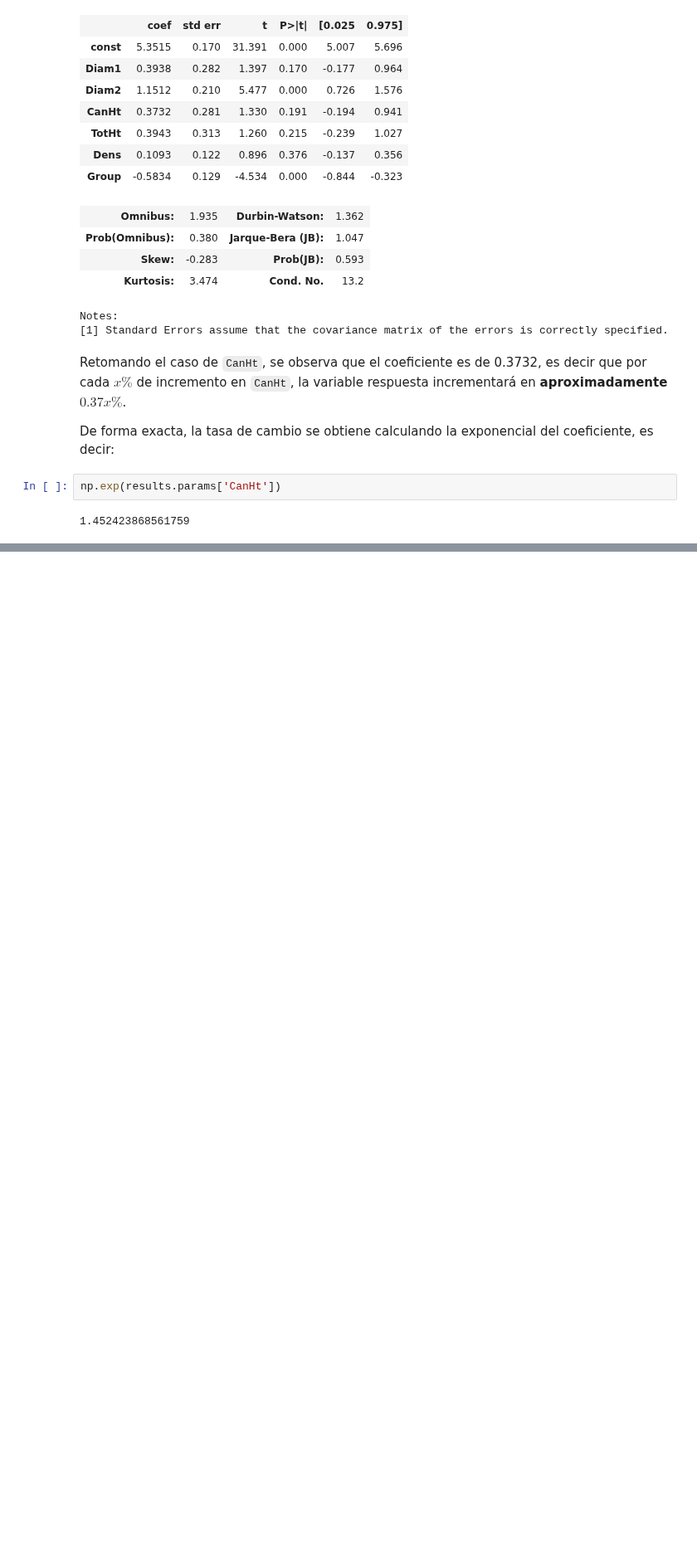
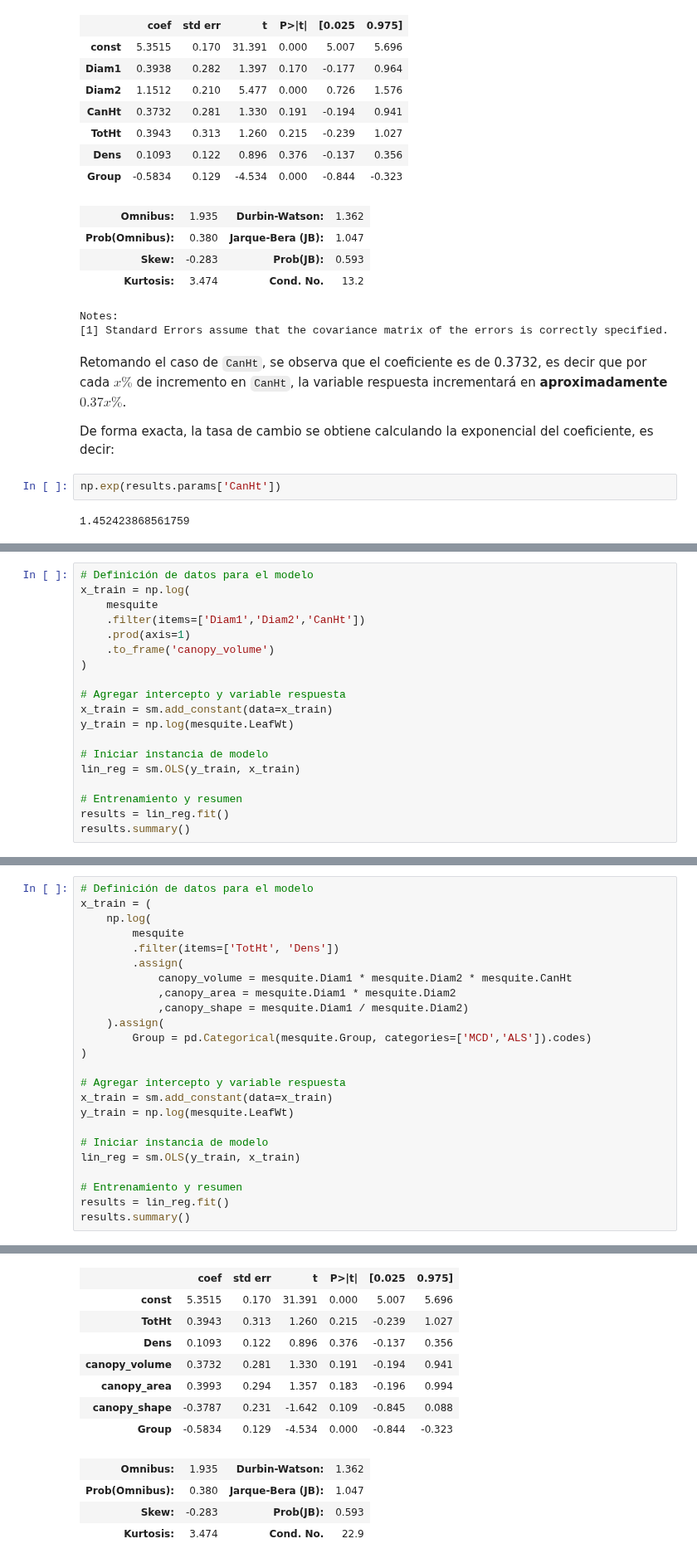
Before and after one commit to CAMM961001/bayesian_analysis, a Jupyter notebook: notebooks/03_regresion_lineal.ipynb, the cells around one changed output, grey strips where cells are left out. Shown at 83% size. Saved outputs shown, nothing was run; the diff lists cells and outputs as text; blank space fills up the shorter version.

```diff
--- a/notebooks/03_regresion_lineal.ipynb
+++ b/notebooks/03_regresion_lineal.ipynb
@@ -462,0 +471,19 @@ Por cada $x\%$ de incremento en `CanHt`, la variable respuesta incrementará en
+# %%
+# Definición de datos para el modelo
+x_train = np.log(
+    mesquite
+    .filter(items=['Diam1','Diam2','CanHt'])
+    .prod(axis=1)
+    .to_frame('canopy_volume')
+)
+
+# Agregar intercepto y variable respuesta
+x_train = sm.add_constant(data=x_train)
+y_train = np.log(mesquite.LeafWt)
+
+# Iniciar instancia de modelo
+lin_reg = sm.OLS(y_train, x_train)
+
+# Entrenamiento y resumen
+results = lin_reg.fit()
+results.summary()
@@ -462,0 +514,25 @@ Por cada $x\%$ de incremento en `CanHt`, la variable respuesta incrementará en
+# %%
+# Definición de datos para el modelo
+x_train = (
+    np.log(
+        mesquite
+        .filter(items=['TotHt', 'Dens'])
+        .assign(
+            canopy_volume = mesquite.Diam1 * mesquite.Diam2 * mesquite.CanHt
+            ,canopy_area = mesquite.Diam1 * mesquite.Diam2
+            ,canopy_shape = mesquite.Diam1 / mesquite.Diam2)
+    ).assign(
+        Group = pd.Categorical(mesquite.Group, categories=['MCD','ALS']).codes)
+)
+
+# Agregar intercepto y variable respuesta
+x_train = sm.add_constant(data=x_train)
+y_train = np.log(mesquite.LeafWt)
+
+# Iniciar instancia de modelo
+lin_reg = sm.OLS(y_train, x_train)
+
+# Entrenamiento y resumen
+results = lin_reg.fit()
+results.summary()
+# %% [output]
@@ -462,0 +549,12 @@ Por cada $x\%$ de incremento en `CanHt`, la variable respuesta incrementará en
+|  | coef | std err | t | P>|t| | [0.025 | 0.975] |
+| const | 5.3515 | 0.170 | 31.391 | 0.000 | 5.007 | 5.696 |
+| TotHt | 0.3943 | 0.313 | 1.260 | 0.215 | -0.239 | 1.027 |
+| Dens | 0.1093 | 0.122 | 0.896 | 0.376 | -0.137 | 0.356 |
+| canopy_volume | 0.3732 | 0.281 | 1.330 | 0.191 | -0.194 | 0.941 |
+| canopy_area | 0.3993 | 0.294 | 1.357 | 0.183 | -0.196 | 0.994 |
+| canopy_shape | -0.3787 | 0.231 | -1.642 | 0.109 | -0.845 | 0.088 |
+| Group | -0.5834 | 0.129 | -4.534 | 0.000 | -0.844 | -0.323 |
+| Omnibus: | 1.935 | Durbin-Watson: | 1.362 |
+| Prob(Omnibus): | 0.380 | Jarque-Bera (JB): | 1.047 |
+| Skew: | -0.283 | Prob(JB): | 0.593 |
+| Kurtosis: | 3.474 | Cond. No. | 22.9 |
```
Also changed, not shown: parts of 8 cells of this notebook.
